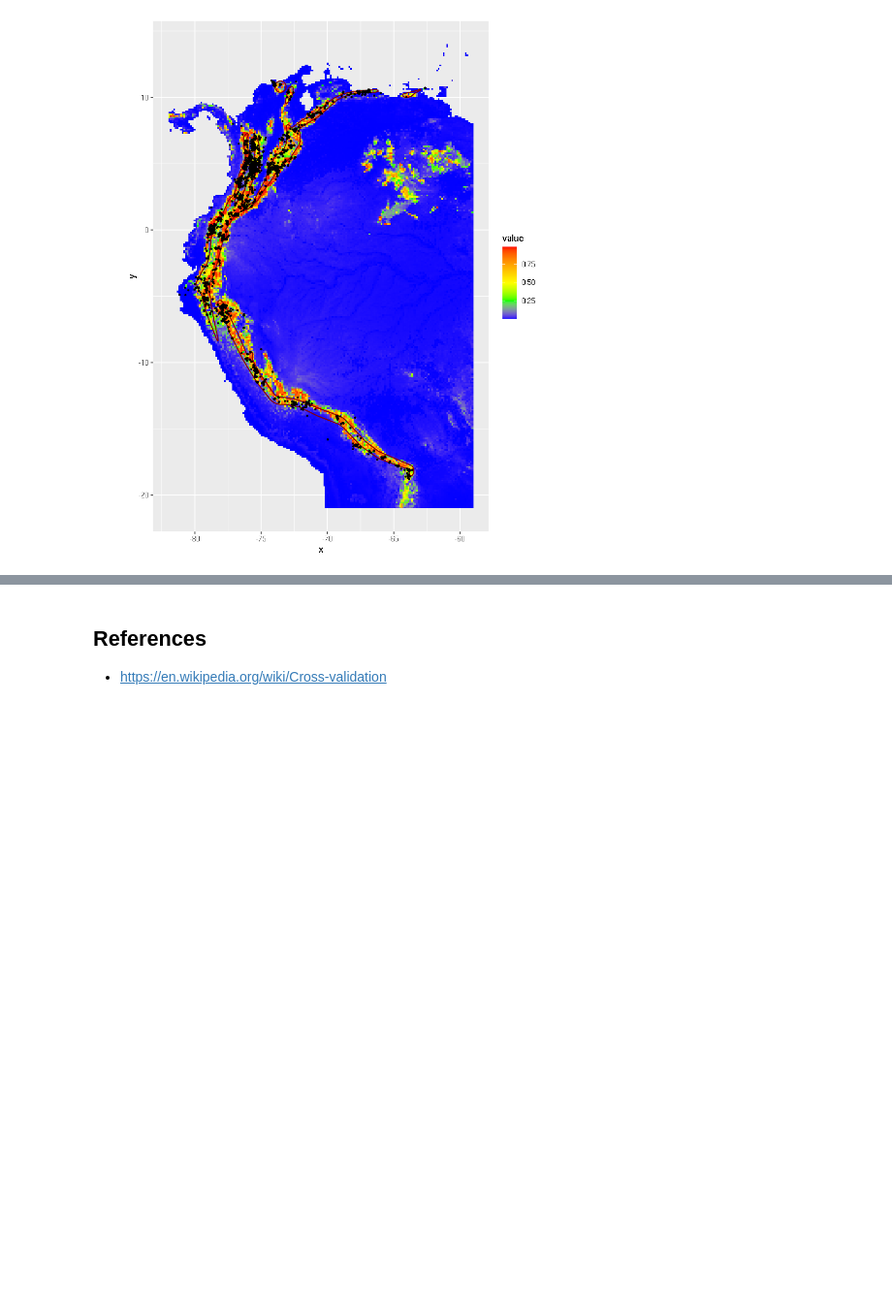
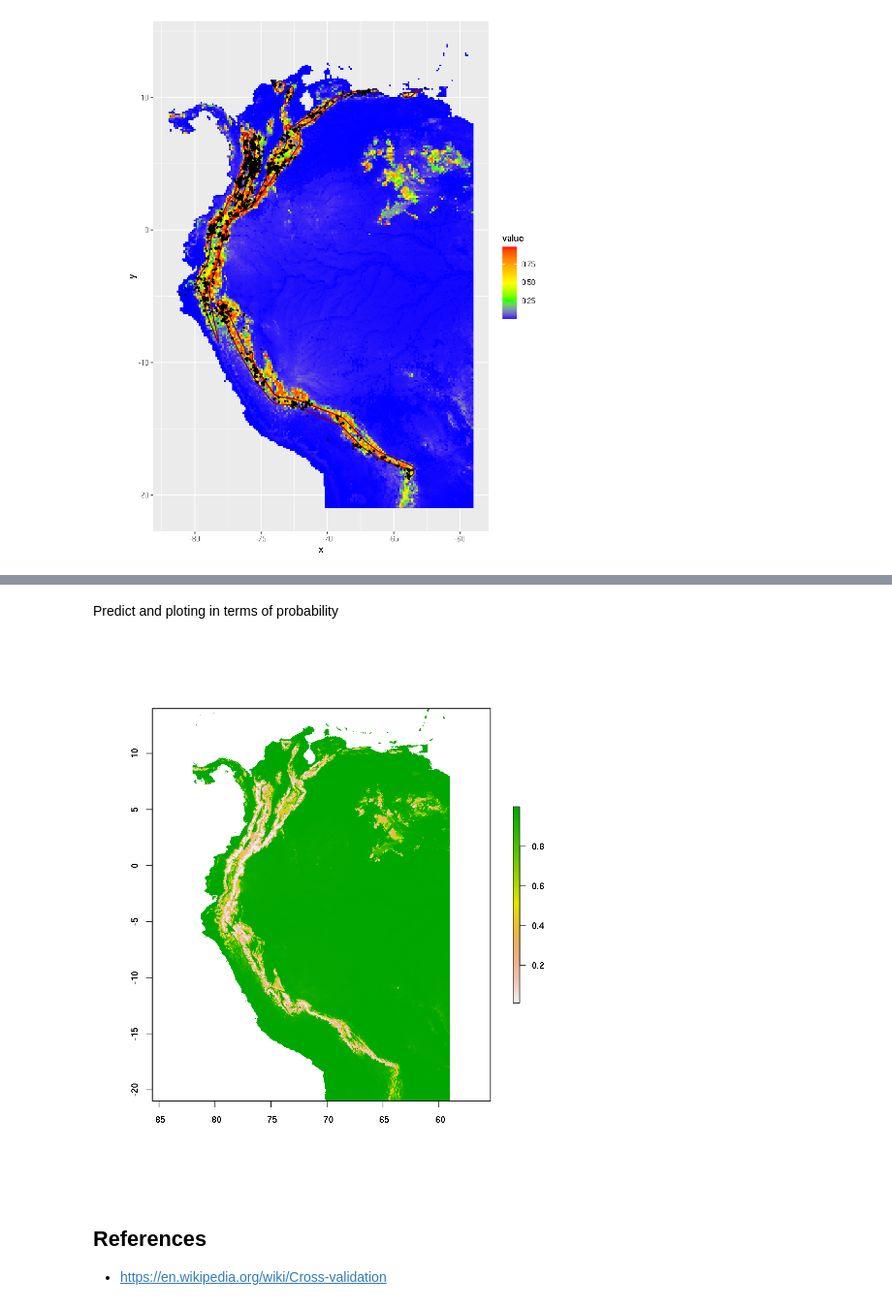
Before and after one commit to selvaje/SE_data, a Jupyter notebook: exercise/101_SDM1_MWood_Rmodel.ipynb, the cells around one changed output, grey strips where cells are left out. Shown at 97% size. Saved outputs shown, nothing was run; the diff lists cells and outputs as text; code cells hidden in the pictures; blank space fills up the shorter version.

```diff
--- a/exercise/101_SDM1_MWood_Rmodel.ipynb
+++ b/exercise/101_SDM1_MWood_Rmodel.ipynb
@@ -416,3 +454,10 @@ Regions defined for each Polygons
+# %% [markdown]
+Predict and ploting in terms of probability
+# %%
+pred.mdl.glm.cv.prob <- raster::predict(senv,mdl.glm.cv ,type="prob")
+plot(pred.mdl.glm.cv.prob)
+# %% [output]
+[figure, added]
 # %% [markdown]
 ## References
 
```
Also changed, not shown: parts of 10 cells of this notebook, 1 other file.
